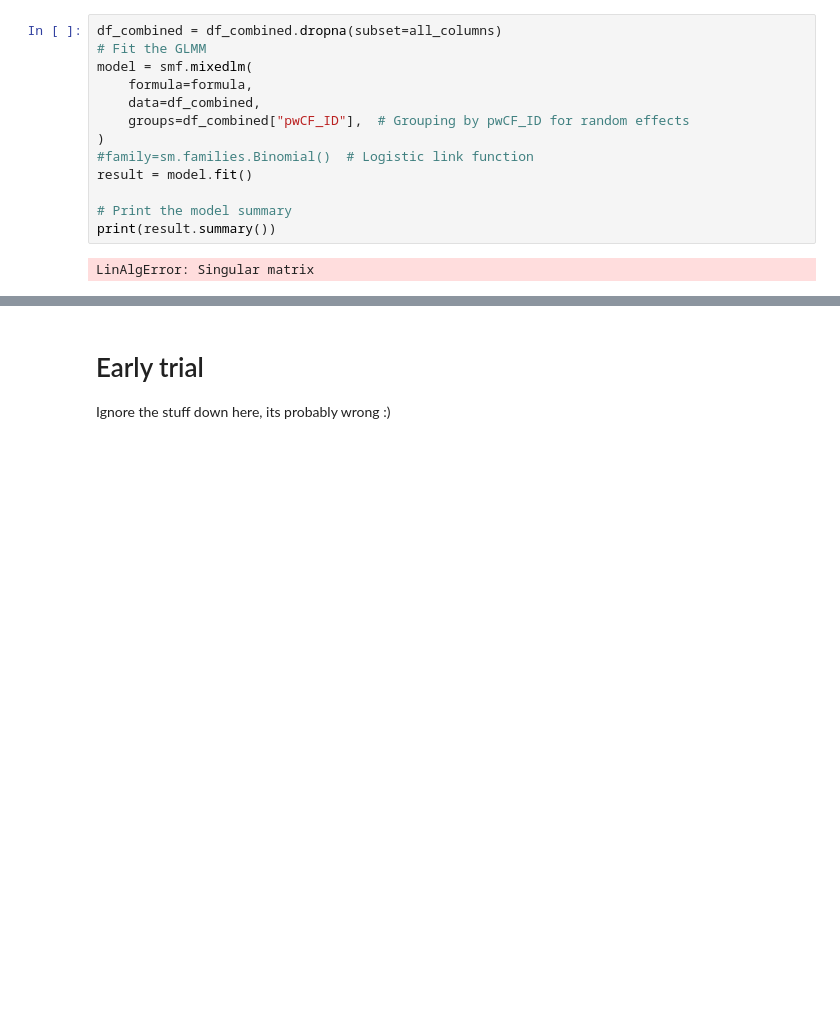
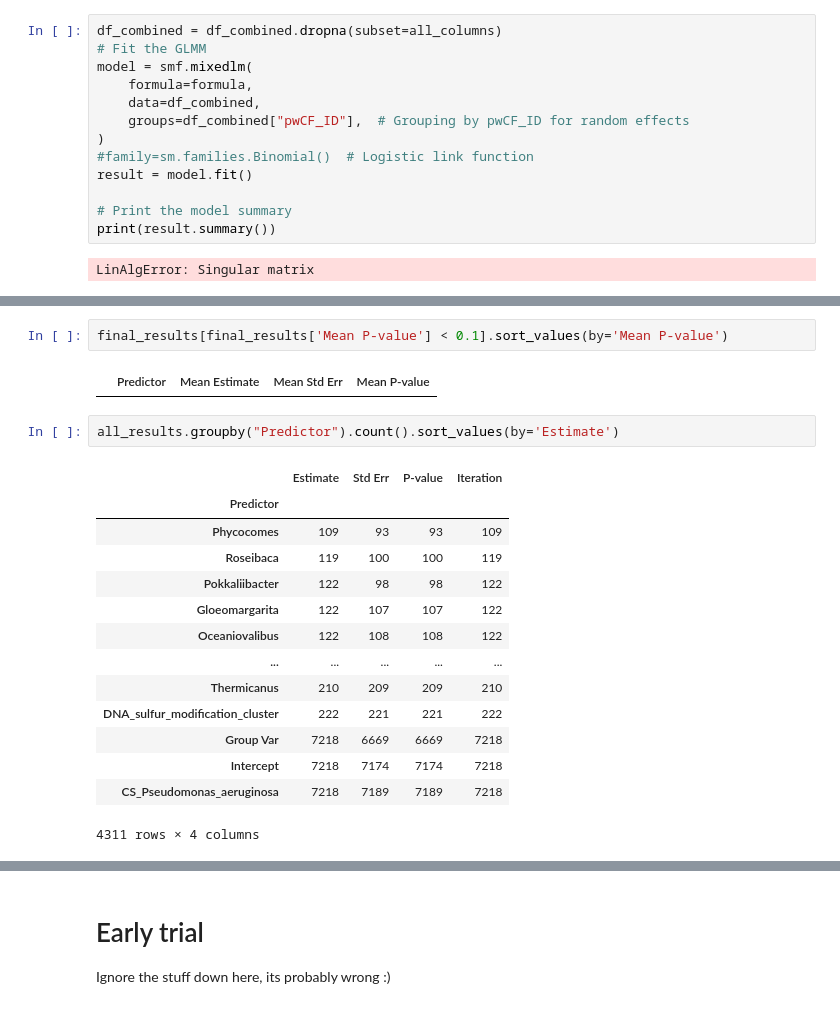
Before and after one commit to linsalrob/CF_2024, a Jupyter notebook: Jupyter/LMM.ipynb, the cells around one changed output, grey strips where cells are left out. Cells and saved outputs as stored; diff of their text form; blank space fills up the shorter version.

```diff
--- a/Jupyter/LMM.ipynb
+++ b/Jupyter/LMM.ipynb
@@ -432,0 +467,21 @@ Name: N12M_Pseudomonas_aeruginosa, Length: 127, dtype: int64
+# %%
+final_results[final_results['Mean P-value'] < 0.1].sort_values(by='Mean P-value')
+# %% [output]
+|  | Predictor | Mean Estimate | Mean Std Err | Mean P-value |
+# %%
+all_results.groupby("Predictor").count().sort_values(by='Estimate')
+# %% [output]
+|  | Estimate | Std Err | P-value | Iteration |
+| Predictor |  |  |  |  |
+| Phycocomes | 109 | 93 | 93 | 109 |
+| Roseibaca | 119 | 100 | 100 | 119 |
+| Pokkaliibacter | 122 | 98 | 98 | 122 |
+| Gloeomargarita | 122 | 107 | 107 | 122 |
+| Oceaniovalibus | 122 | 108 | 108 | 122 |
+| ... | ... | ... | ... | ... |
+| Thermicanus | 210 | 209 | 209 | 210 |
+| DNA_sulfur_modification_cluster | 222 | 221 | 221 | 222 |
+| Group Var | 7218 | 6669 | 6669 | 7218 |
+| Intercept | 7218 | 7174 | 7174 | 7218 |
+| CS_Pseudomonas_aeruginosa | 7218 | 7189 | 7189 | 7218 |
+4311 rows × 4 columns
```
Also changed, not shown: parts of 54 cells of this notebook.
